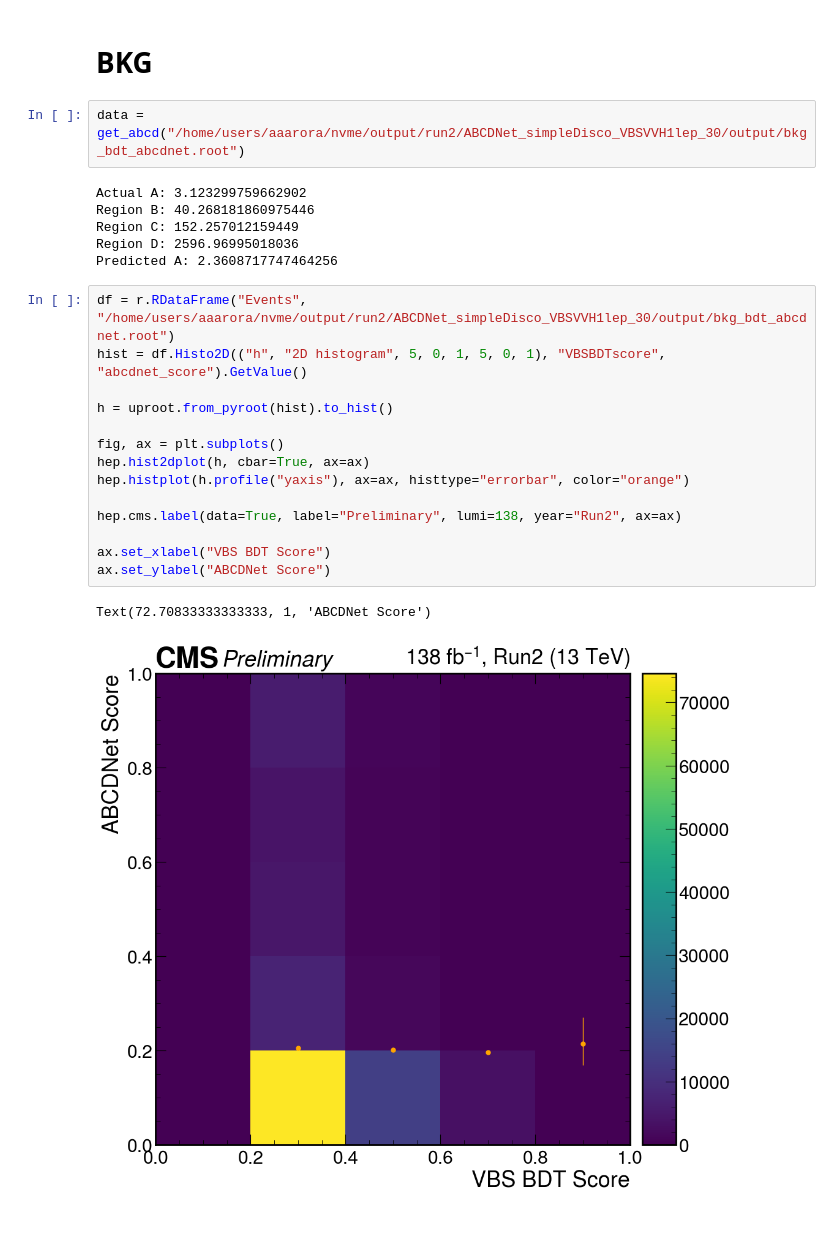
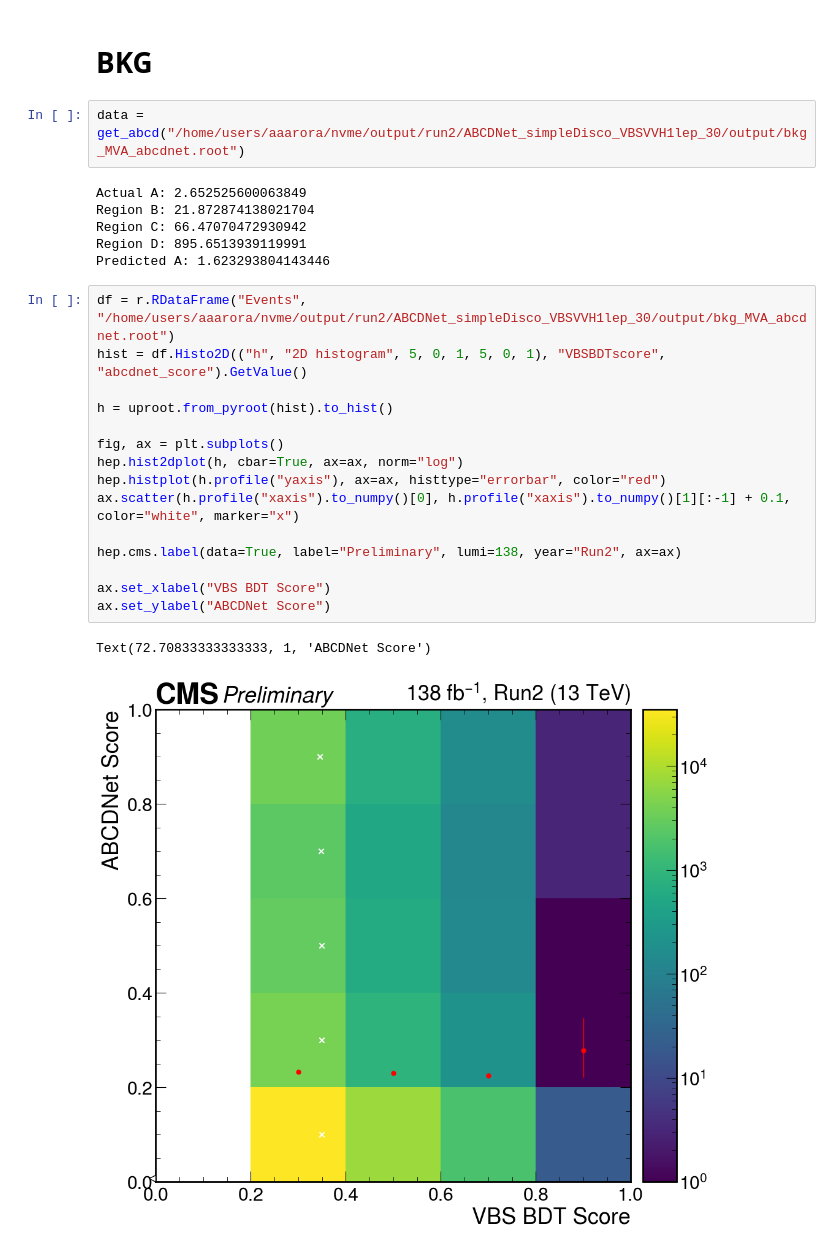
Before and after one commit to aashayarora/vbs-1lep, a Jupyter notebook: validation/yield.ipynb, the cells around one changed output. Cells and saved outputs as stored; diff of their text form.

```diff
--- a/validation/yield.ipynb
+++ b/validation/yield.ipynb
@@ -90,27 +91,28 @@ Text(72.70833333333333, 1, 'ABCDNet Score')
 # %% [markdown]
 # BKG
 # %%
-data = get_abcd("/home/users/aaarora/nvme/output/run2/ABCDNet_simpleDisco_VBSVVH1lep_30/output/bkg_bdt_abcdnet.root")
+data = get_abcd("/home/users/aaarora/nvme/output/run2/ABCDNet_simpleDisco_VBSVVH1lep_30/output/bkg_MVA_abcdnet.root")
 # %% [output]
-Actual A: 3.123299759662902
-Region B: 40.268181860975446
-Region C: 152.257012159449
-Region D: 2596.96995018036
-Predicted A: 2.3608717747464256
+Actual A: 2.652525600063849
+Region B: 21.872874138021704
+Region C: 66.47070472930942
+Region D: 895.6513939119991
+Predicted A: 1.623293804143446
 # %%
-df = r.RDataFrame("Events", "/home/users/aaarora/nvme/output/run2/ABCDNet_simpleDisco_VBSVVH1lep_30/output/bkg_bdt_abcdnet.root")
+df = r.RDataFrame("Events", "/home/users/aaarora/nvme/output/run2/ABCDNet_simpleDisco_VBSVVH1lep_30/output/bkg_MVA_abcdnet.root")
 hist = df.Histo2D(("h", "2D histogram", 5, 0, 1, 5, 0, 1), "VBSBDTscore", "abcdnet_score").GetValue()
 
 h = uproot.from_pyroot(hist).to_hist()
 
 fig, ax = plt.subplots()
-hep.hist2dplot(h, cbar=True, ax=ax)
-hep.histplot(h.profile("yaxis"), ax=ax, histtype="errorbar", color="orange")
+hep.hist2dplot(h, cbar=True, ax=ax, norm="log")
+hep.histplot(h.profile("yaxis"), ax=ax, histtype="errorbar", color="red")
+ax.scatter(h.profile("xaxis").to_numpy()[0], h.profile("xaxis").to_numpy()[1][:-1] + 0.1, color="white", marker="x")
 
 hep.cms.label(data=True, label="Preliminary", lumi=138, year="Run2", ax=ax)
 
 ax.set_xlabel("VBS BDT Score")
 ax.set_ylabel("ABCDNet Score")
 # %% [output]
 Text(72.70833333333333, 1, 'ABCDNet Score')
-[figure, old version]
+[figure, new version]
```
Also changed, not shown: parts of 7 cells of this notebook, 31 other files.
